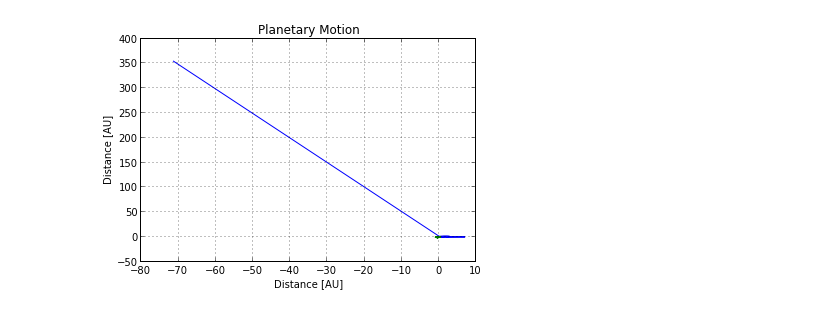
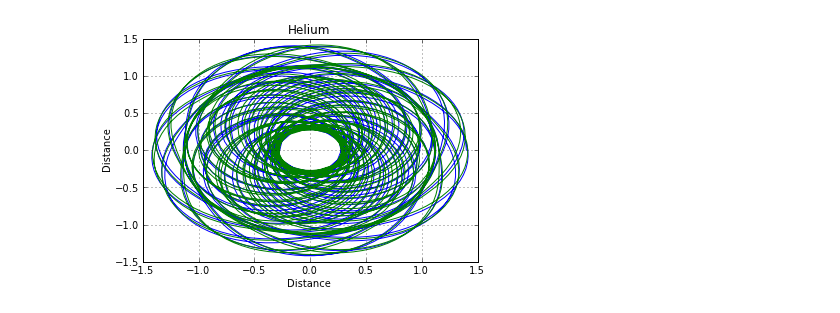
Before and after one commit to johnymontana/CSCI_577, a Jupyter notebook: Helium.ipynb, the cells around one changed output. Drawn from its saved outputs; the diff is of its cells as text; code cells hidden in the pictures.

Commit message:
fix counter error in oonbody, add mom plot helium

```diff
--- a/Helium.ipynb
+++ b/Helium.ipynb
@@ -66,16 +66,16 @@ def acceleration(r1, r2):
     return Vector_2D(m1_accel_x, m1_accel_y), Vector_2D(m2_accel_x, m2_accel_y)
 # %%
 #define initial state
-x1=2.
+x1=1.4
 y1=0.
 x2=-1.
 y2=0.
-vx1=0.95
-vy1=0.
+vx1=0.
+vy1=0.86
 vx2=0.
 vy2=-1.
 initial=array([x1, y1, vx1, vy1, x2, y2, vx2, vy2])
-time = linspace(0.0, 200, 10000)
+time = linspace(0.0, 200, 2000)
 state_list=array([x1, y1, vx1, vy1, x2, y2, vx2, vy2])
 def two_body_system(state, t):
         x1,y1,vx1,vy1,x2,y2,vx2,vy2 = state
@@ -90,13 +90,13 @@ def two_body_system(state, t):
 # %%
 y=odeint(two_body_system, initial, time)
 plot(y[:,0], y[:,1])
 plot(y[:,4], y[:,5])
-xlabel('Distance [AU]')
-ylabel('Distance [AU]')
-title('Planetary Motion')
+xlabel('Distance')
+ylabel('Distance')
+title('Helium')
 grid()
 # %% [output]
-[figure, old version]
+[figure, new version]
 # %%
 #state_list=array([x1, y1, vx1, vy1, x2, y2, vx2, vy2])
 def energy_calc(state_array):
```
Also changed, not shown: parts of 5 cells of this notebook, 1 other file.
